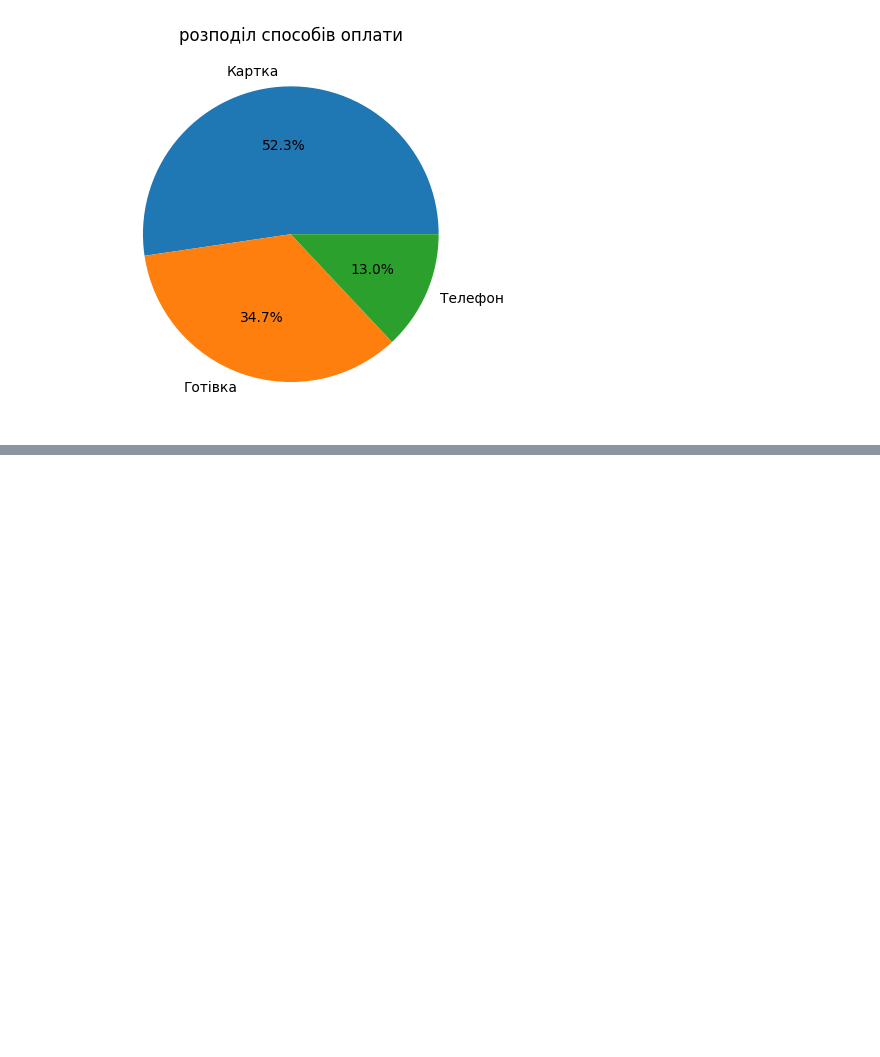
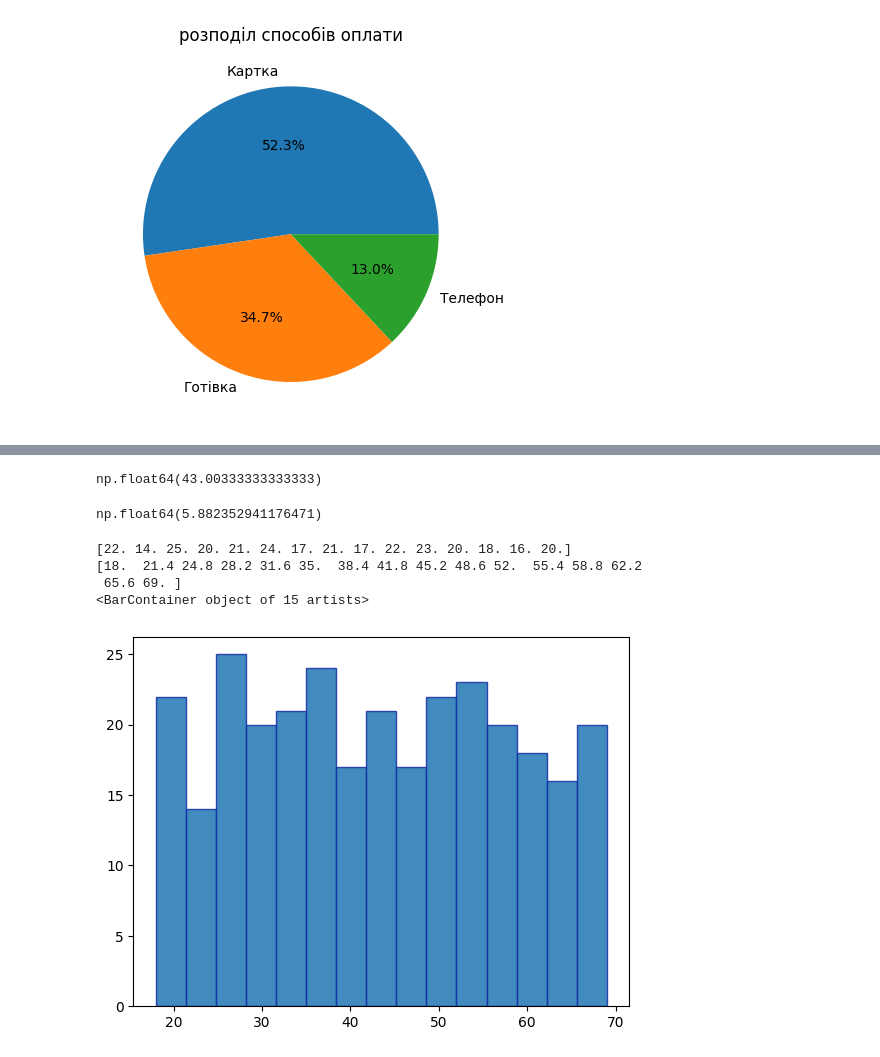
Before and after one commit to DymaStar/DTA_2026, a Jupyter notebook: project_store_sales_analysis/DS_pr_store_sales_analysis_Oksana_ipynb".ipynb, the cells around one changed output, grey strips where cells are left out. Saved outputs shown, nothing was run; the diff lists cells and outputs as text; code cells hidden in the pictures; blank space fills up the shorter version.

```diff
--- a/project_store_sales_analysis/DS_pr_store_sales_analysis_Oksana_ipynb".ipynb
+++ b/project_store_sales_analysis/DS_pr_store_sales_analysis_Oksana_ipynb".ipynb
@@ -772,0 +883,26 @@ plt.show()
+# %%
+df['customer_age'].mean()
+# %% [output]
+np.float64(43.00333333333333)
+# %%
+df['customer_age'].value_counts().mean()
+# %% [output]
+np.float64(5.882352941176471)
+# %%
+counts, bins, patches = plt.hist(
+    df['customer_age'],
+    bins=15,
+    # color="",
+    edgecolor="#162ea6",
+    alpha=0.85
+)
+
+print(counts)
+print(bins)
+print(patches)
+# %% [output]
+[22. 14. 25. 20. 21. 24. 17. 21. 17. 22. 23. 20. 18. 16. 20.]
+[18.  21.4 24.8 28.2 31.6 35.  38.4 41.8 45.2 48.6 52.  55.4 58.8 62.2
+ 65.6 69. ]
+<BarContainer object of 15 artists>
+[figure, added]
```
Also changed, not shown: parts of 12 cells of this notebook.
